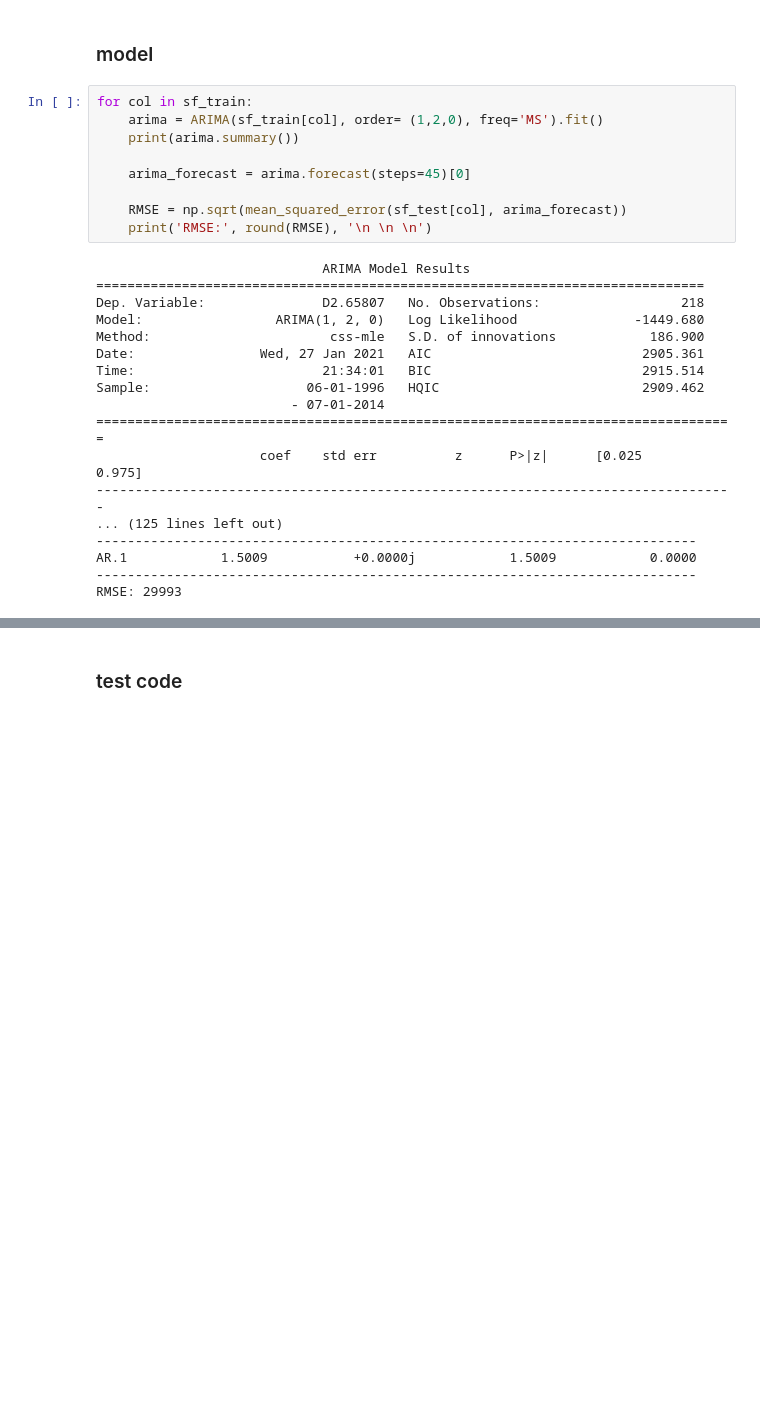
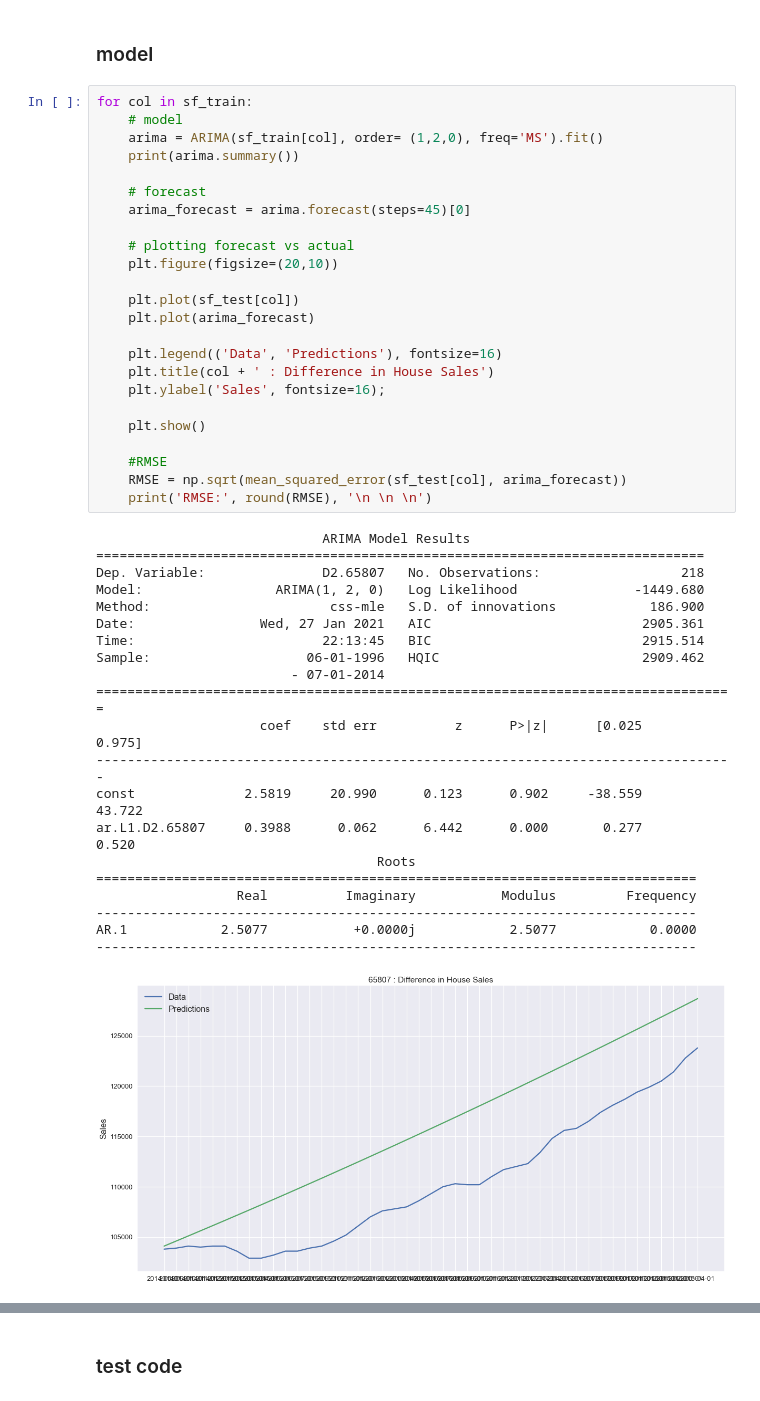
Before and after one commit to tjkim614/springfield_housing_analysis, a Jupyter notebook: 2-Modeling.ipynb, the cells around one changed output, grey strips where cells are left out. Drawn from its saved outputs; the diff is of its cells as text; blank space fills up the shorter version.

```diff
--- a/2-Modeling.ipynb
+++ b/2-Modeling.ipynb
@@ -220,28 +284,47 @@ np.sqrt(mean_squared_error(sf_test['65807'], arma_forecast))
 ### model
 # %%
 for col in sf_train:
+    # model
     arima = ARIMA(sf_train[col], order= (1,2,0), freq='MS').fit()
     print(arima.summary())
 
+    # forecast
     arima_forecast = arima.forecast(steps=45)[0]
 
+    # plotting forecast vs actual
+    plt.figure(figsize=(20,10))
+
+    plt.plot(sf_test[col])
+    plt.plot(arima_forecast)
+
+    plt.legend(('Data', 'Predictions'), fontsize=16)
+    plt.title(col + ' : Difference in House Sales')
+    plt.ylabel('Sales', fontsize=16);
+
+    plt.show()
+
+    #RMSE
     RMSE = np.sqrt(mean_squared_error(sf_test[col], arima_forecast))
     print('RMSE:', round(RMSE), '\n \n \n')
 # %% [output]
                              ARIMA Model Results
 ==============================================================================
 Dep. Variable:               D2.65807   No. Observations:                  218
 Model:                 ARIMA(1, 2, 0)   Log Likelihood               -1449.680
 Method:                       css-mle   S.D. of innovations            186.900
 Date:                Wed, 27 Jan 2021   AIC                           2905.361
-Time:                        21:34:01   BIC                           2915.514
+Time:                        22:13:45   BIC                           2915.514
 Sample:                    06-01-1996   HQIC                          2909.462
                          - 07-01-2014
 ==================================================================================
                      coef    std err          z      P>|z|      [0.025      0.975]
 ----------------------------------------------------------------------------------
-... (125 lines left out)
+const              2.5819     20.990      0.123      0.902     -38.559      43.722
+ar.L1.D2.65807     0.3988      0.062      6.442      0.000       0.277       0.520
+                                    Roots
+=============================================================================
+                  Real          Imaginary           Modulus         Frequency
 -----------------------------------------------------------------------------
-AR.1            1.5009           +0.0000j            1.5009            0.0000
+AR.1            2.5077           +0.0000j            2.5077            0.0000
 -----------------------------------------------------------------------------
-RMSE: 29993
+[figure, added]
```
Also changed, not shown: parts of 17 cells of this notebook, 7 other files.
